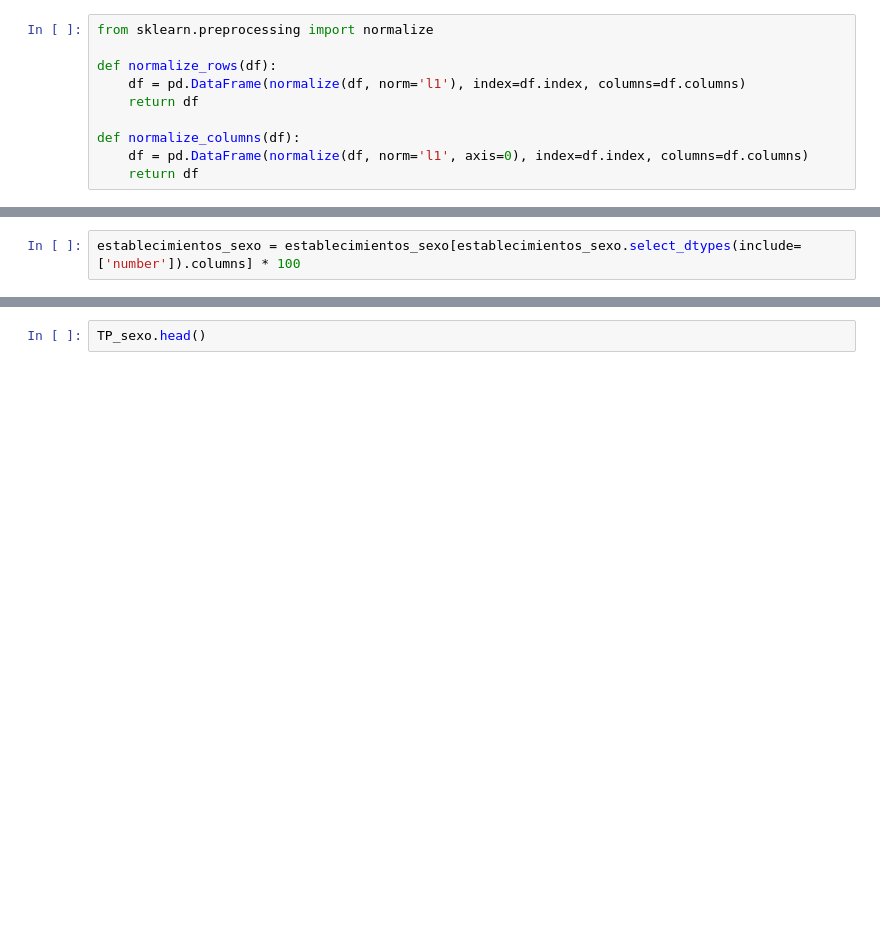
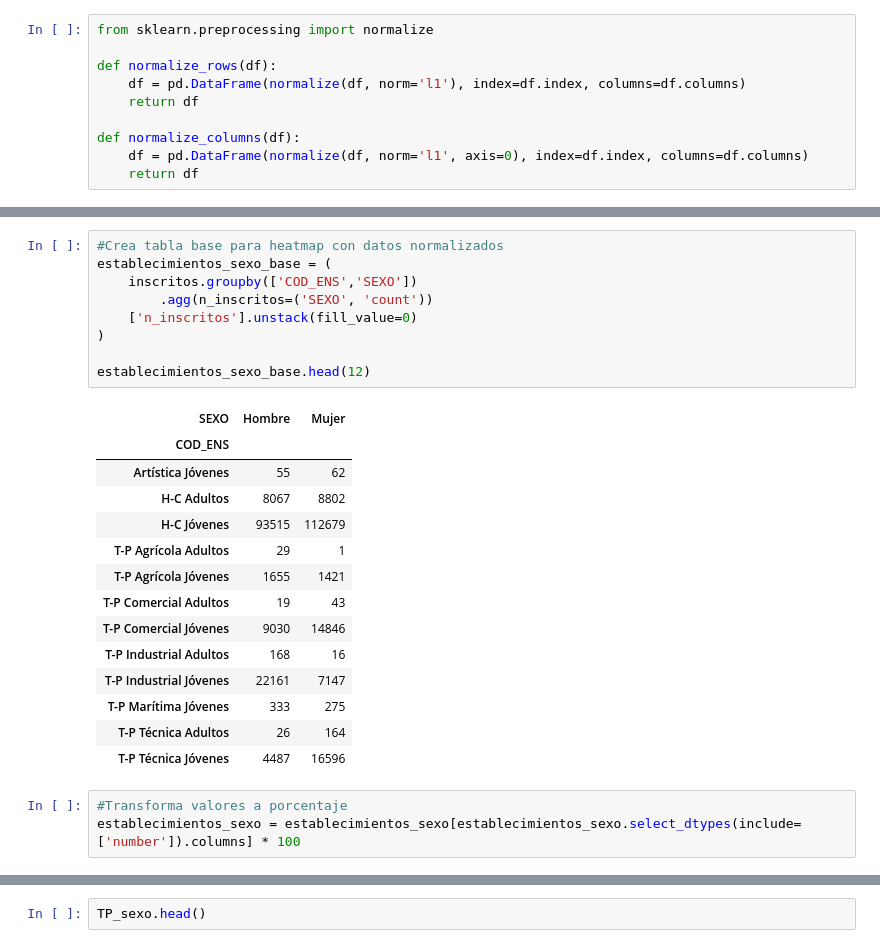
Before and after one commit to principioincertidumbre/dataviz, a Jupyter notebook: Tareas/Tarea3_SofiaVits.ipynb, the cells around one changed output, grey strips where cells are left out. Drawn from its saved outputs; the diff is of its cells as text; blank space fills up the shorter version.

```diff
--- a/Tareas/Tarea3_SofiaVits.ipynb
+++ b/Tareas/Tarea3_SofiaVits.ipynb
@@ -363,3 +373,28 @@ establecimientos_sexo.head()
+# %%
+#Crea tabla base para heatmap con datos normalizados
+establecimientos_sexo_base = (
+    inscritos.groupby(['COD_ENS','SEXO'])
+        .agg(n_inscritos=('SEXO', 'count'))
+    ['n_inscritos'].unstack(fill_value=0)
+)
+
+establecimientos_sexo_base.head(12)
+# %% [output]
+| SEXO | Hombre | Mujer |
+| COD_ENS |  |  |
+| Artística Jóvenes | 55 | 62 |
+| H-C Adultos | 8067 | 8802 |
+| H-C Jóvenes | 93515 | 112679 |
+| T-P Agrícola Adultos | 29 | 1 |
+| T-P Agrícola Jóvenes | 1655 | 1421 |
+| T-P Comercial Adultos | 19 | 43 |
+| T-P Comercial Jóvenes | 9030 | 14846 |
+| T-P Industrial Adultos | 168 | 16 |
+| T-P Industrial Jóvenes | 22161 | 7147 |
+| T-P Marítima Jóvenes | 333 | 275 |
+| T-P Técnica Adultos | 26 | 164 |
+| T-P Técnica Jóvenes | 4487 | 16596 |
 # %%
+#Transforma valores a porcentaje
 establecimientos_sexo = establecimientos_sexo[establecimientos_sexo.select_dtypes(include=['number']).columns] * 100
 # %%
```
Also changed, not shown: parts of 10 cells of this notebook.
